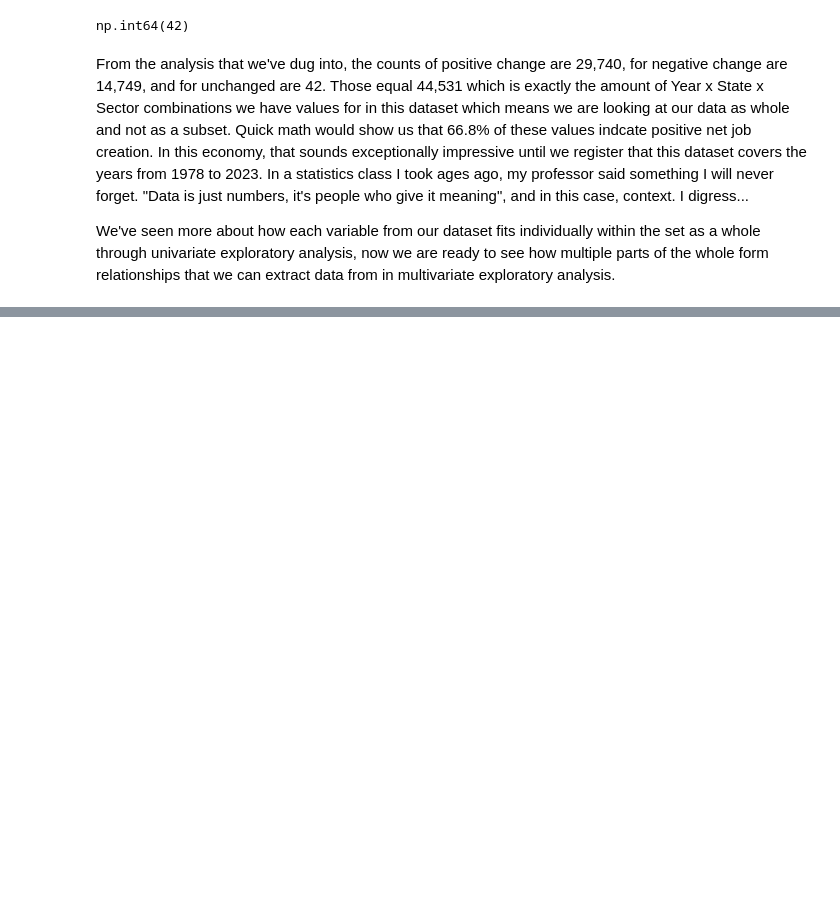
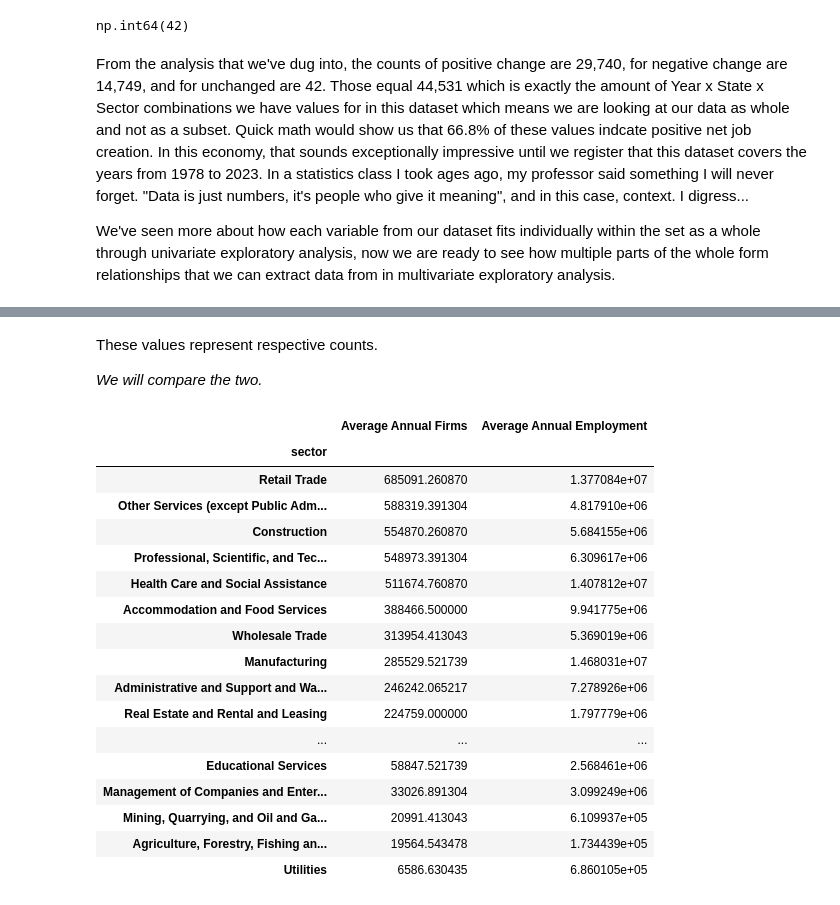
Before and after one commit to bcrawford89/Portfolio-An-Exploratory-Analysis-of-Business-Dynamics, a Jupyter notebook: US_Business_Dynamics_EDA.ipynb, the cells around one changed output, grey strips where cells are left out. Cells and saved outputs as stored; diff of their text form; code cells hidden in the pictures; blank space fills up the shorter version.

```diff
--- a/US_Business_Dynamics_EDA.ipynb
+++ b/US_Business_Dynamics_EDA.ipynb
@@ -807,0 +1018,14 @@ We've seen more about how each variable from our dataset fits individually withi
+# %%
+annual_sector_firms = (
+    df_clean.groupby(["year", "sector"])["firms"]
+    .sum(min_count=1)
+    .reset_index()
+)
+
+sector_avg_firms = (
+    annual_sector_firms.groupby("sector")["firms"]
+    .mean()
+    .sort_values(ascending=False)
+)
+
+sector_avg_firms
@@ -807,0 +1084,33 @@ We've seen more about how each variable from our dataset fits individually withi
+# %% [markdown]
+These values represent respective counts.
+
+*We will compare the two.*
+# %%
+sector_comparison = pd.DataFrame({
+    "Average Annual Firms": sector_avg_firms,
+    "Average Annual Employment": sector_avg_employment
+})
+
+sector_comparison.sort_values(
+    "Average Annual Firms",
+    ascending=False
+)
+# %% [output]
+|  | Average Annual Firms | Average Annual Employment |
+| sector |  |  |
+| Retail Trade | 685091.260870 | 1.377084e+07 |
+| Other Services (except Public Adm... | 588319.391304 | 4.817910e+06 |
+| Construction | 554870.260870 | 5.684155e+06 |
+| Professional, Scientific, and Tec... | 548973.391304 | 6.309617e+06 |
+| Health Care and Social Assistance | 511674.760870 | 1.407812e+07 |
+| Accommodation and Food Services | 388466.500000 | 9.941775e+06 |
+| Wholesale Trade | 313954.413043 | 5.369019e+06 |
+| Manufacturing | 285529.521739 | 1.468031e+07 |
+| Administrative and Support and Wa... | 246242.065217 | 7.278926e+06 |
+| Real Estate and Rental and Leasing | 224759.000000 | 1.797779e+06 |
+| ... | ... | ... |
+| Educational Services | 58847.521739 | 2.568461e+06 |
+| Management of Companies and Enter... | 33026.891304 | 3.099249e+06 |
+| Mining, Quarrying, and Oil and Ga... | 20991.413043 | 6.109937e+05 |
+| Agriculture, Forestry, Fishing an... | 19564.543478 | 1.734439e+05 |
+| Utilities | 6586.630435 | 6.860105e+05 |
```
Also changed, not shown: parts of 48 cells of this notebook.
